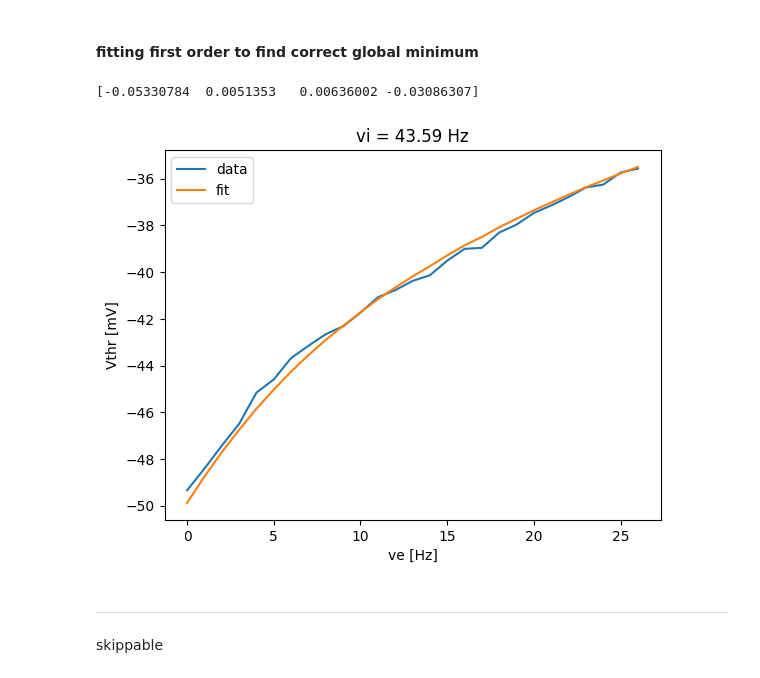
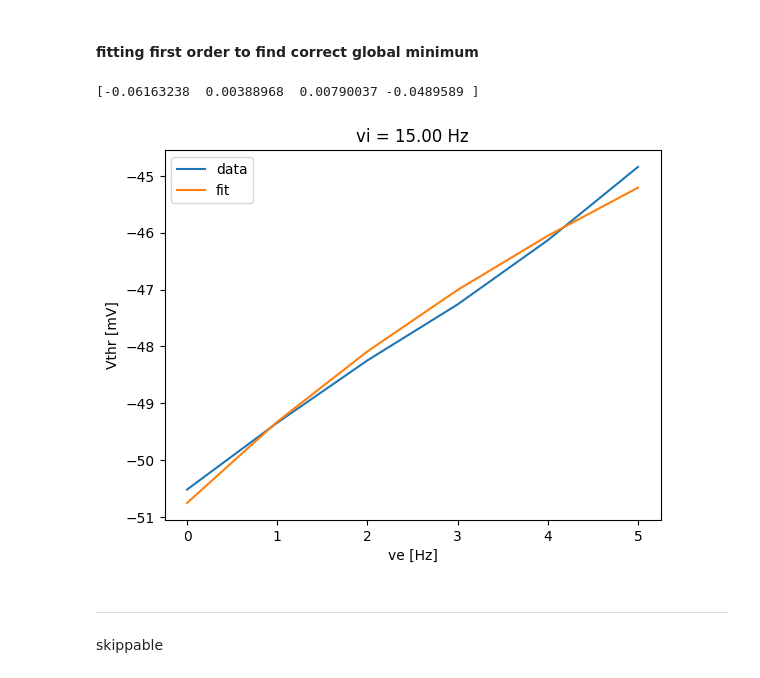
Before and after one commit to joverwiening/MF-TransferFunction, a Jupyter notebook: fitTF.ipynb, the cells around one changed output. Drawn from its saved outputs; the diff is of its cells as text; code cells hidden in the pictures.

```diff
--- a/fitTF.ipynb
+++ b/fitTF.ipynb
@@ -16,4 +16,11 @@ ve = np.linspace(0, 40, 40)
 vi = np.linspace(0, 170, 40)
 
 vve, vvi = np.meshgrid(ve, vi)
+# %%
+RS = np.load('data\\ExpTF_cortex_exc_Nstp21.npy').T
+FS = np.load('data\\ExpTF_cortex_inh_Nstp21.npy').T
+ve = np.linspace(0, 150, 21)
+vi = np.linspace(0, 150, 21)
+
+vve, vvi = np.meshgrid(ve, vi)
 # %%
@@ -48 +53,5 @@ params = loadparams('thalamus_ACh')
+# %%
+# params = loadparams('thalamus_ACh')
+params = loadparams('cortex')
+# params = loadparams('cortex_farzin')
 # %%
@@ -135,7 +143,8 @@ MPF_TC: (ve=4, vi=30)Hz -> (mu=-50.52, sigma=4.50, tau=8.30)mV
 #====== calculate MPF for TC/RE =======
 
 #-choose here the neuron typ:
-typ = 'TC'
+typ = 'FS'
+#---------------------------
 
 exec(f'FF={typ}')
 muV, sV, Tv, TvN = MPF(typ, vve, vvi, FF)
@@ -222,22 +233,22 @@ res = minimize(Res, [Veff_fit.mean(),1e-3,1e-3,1e-3], method='nelder-mead', tol=
 P1 = np.array(res.x)
 print(P1)
 # %% [output]
-[-0.05330784  0.0051353   0.00636002 -0.03086307]
+[-0.06163238  0.00388968  0.00790037 -0.0489589 ]
 # %%
 # checking the fit...
 
 # choose vi:
-i=10
+i=2
 
 plt.title(f'vi = {vi[i]:.2f} Hz')
 
 plt.plot(Veff_fit[i]*1e3, label='data')
 plt.plot(Vthre(np.concatenate([P1,[0]*6]), muV_fit, sV_fit, TvN_fit)[i]*1e3, label='fit')
 plt.xlabel('ve [Hz]')
 plt.ylabel('Vthr [mV]')
 plt.legend();
 # %% [output]
-[figure, old version]
+[figure, new version]
 # %% [markdown]
 ___
 skippable
```
Also changed, not shown: parts of 12 cells of this notebook, 4 other files.
